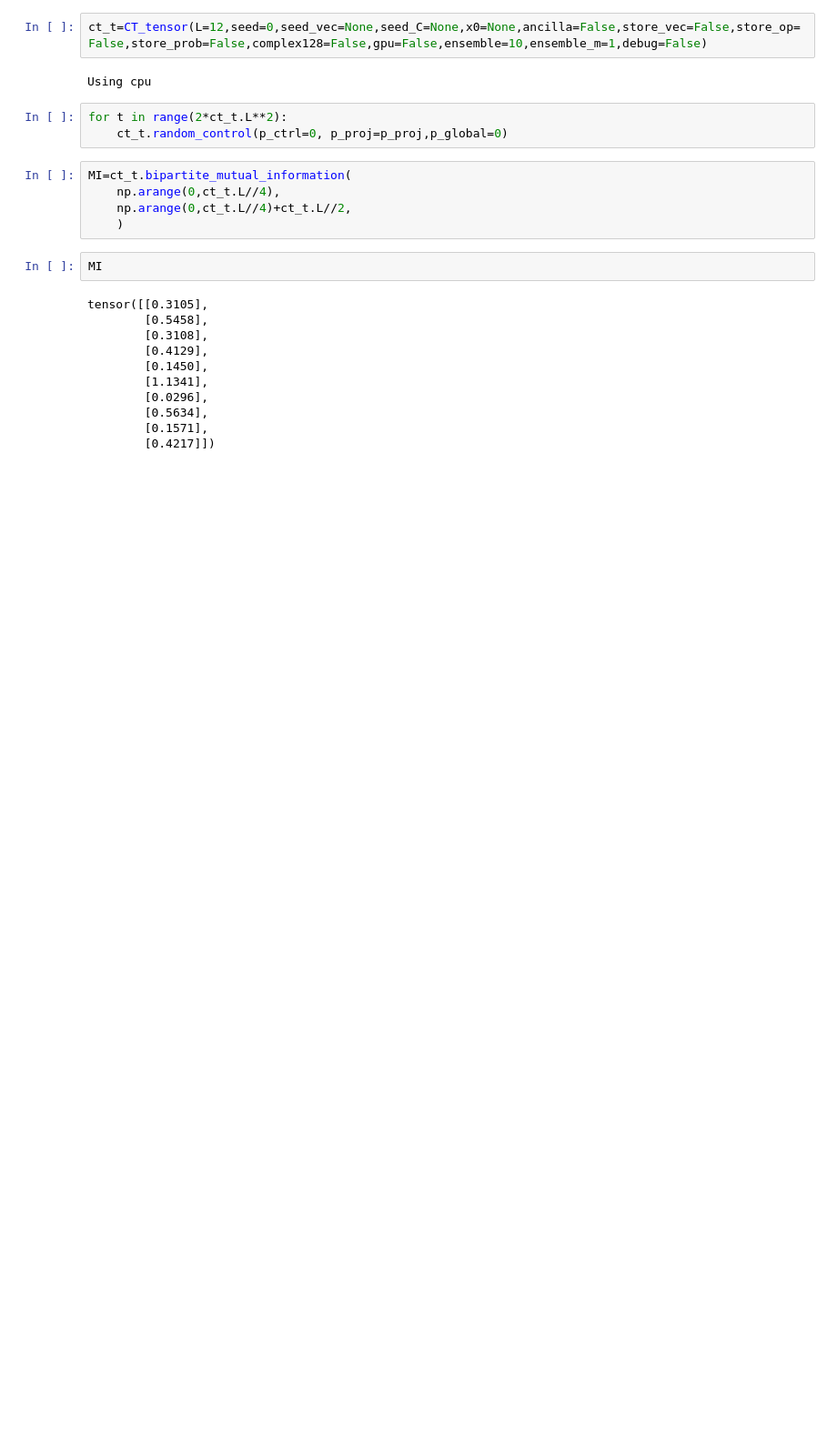
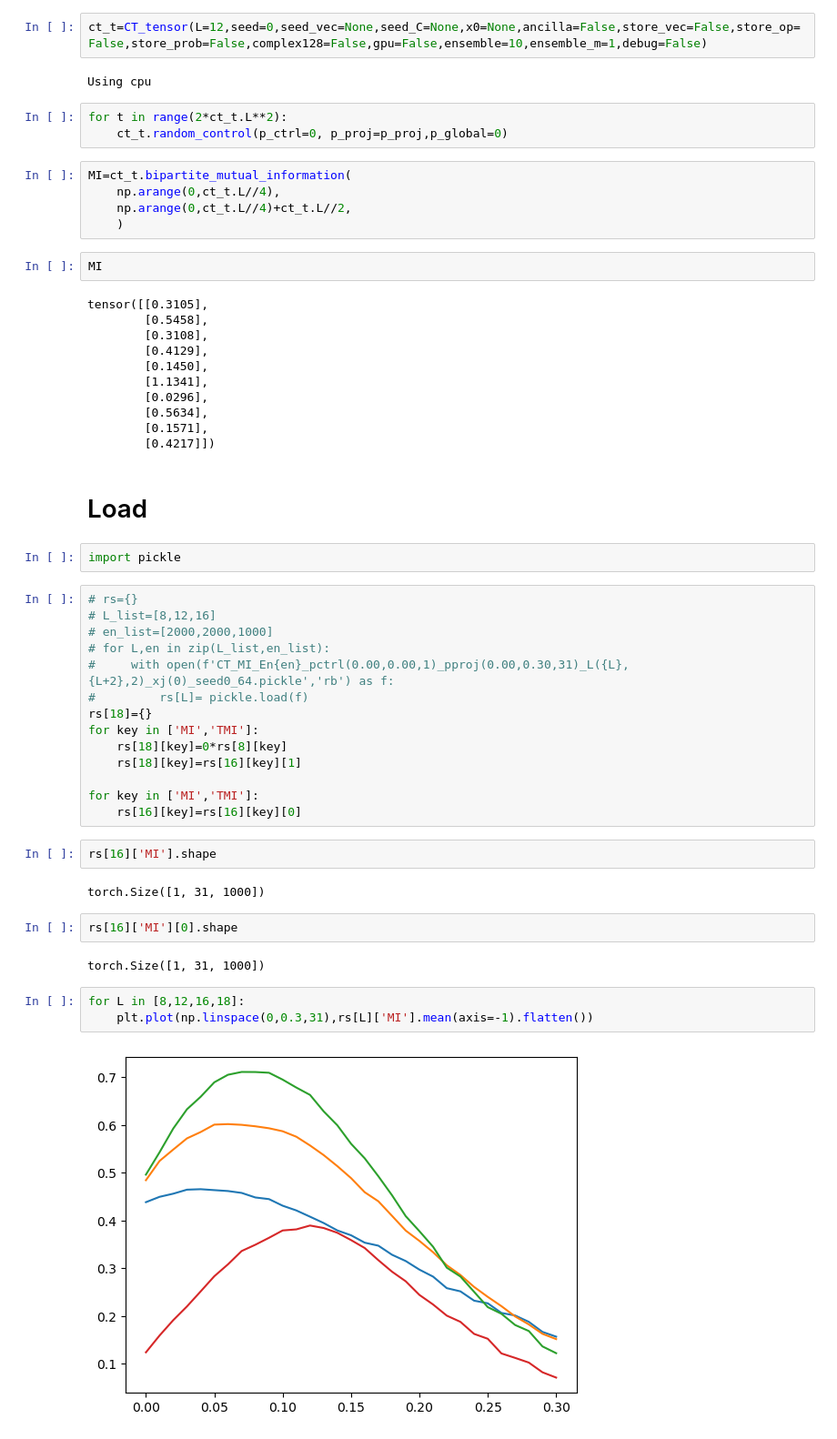
Before and after one commit to hainingpan/crossratio_CFT, a Jupyter notebook: test.ipynb, the cells around one changed output. Shown: that part at 91% size. Drawn from its saved outputs; the diff is of its cells as text; blank space fills up the shorter version.

```diff
--- a/test.ipynb
+++ b/test.ipynb
@@ -211,3 +210,34 @@ tensor([[0.3105],
         [0.5634],
         [0.1571],
         [0.4217]])
+# %% [markdown]
+# Load
+# %%
+import pickle
+# %%
+# rs={}
+# L_list=[8,12,16]
+# en_list=[2000,2000,1000]
+# for L,en in zip(L_list,en_list):
+#     with open(f'CT_MI_En{en}_pctrl(0.00,0.00,1)_pproj(0.00,0.30,31)_L({L},{L+2},2)_xj(0)_seed0_64.pickle','rb') as f:
+#         rs[L]= pickle.load(f)
+rs[18]={}
+for key in ['MI','TMI']:
+    rs[18][key]=0*rs[8][key]
+    rs[18][key]=rs[16][key][1]
+
+for key in ['MI','TMI']:
+    rs[16][key]=rs[16][key][0]
+# %%
+rs[16]['MI'].shape
+# %% [output]
+torch.Size([1, 31, 1000])
+# %%
+rs[16]['MI'][0].shape
+# %% [output]
+torch.Size([1, 31, 1000])
+# %%
+for L in [8,12,16,18]:
+    plt.plot(np.linspace(0,0.3,31),rs[L]['MI'].mean(axis=-1).flatten())
+# %% [output]
+[figure, added]
```
Also changed, not shown: parts of 7 cells of this notebook, 1 other file.
